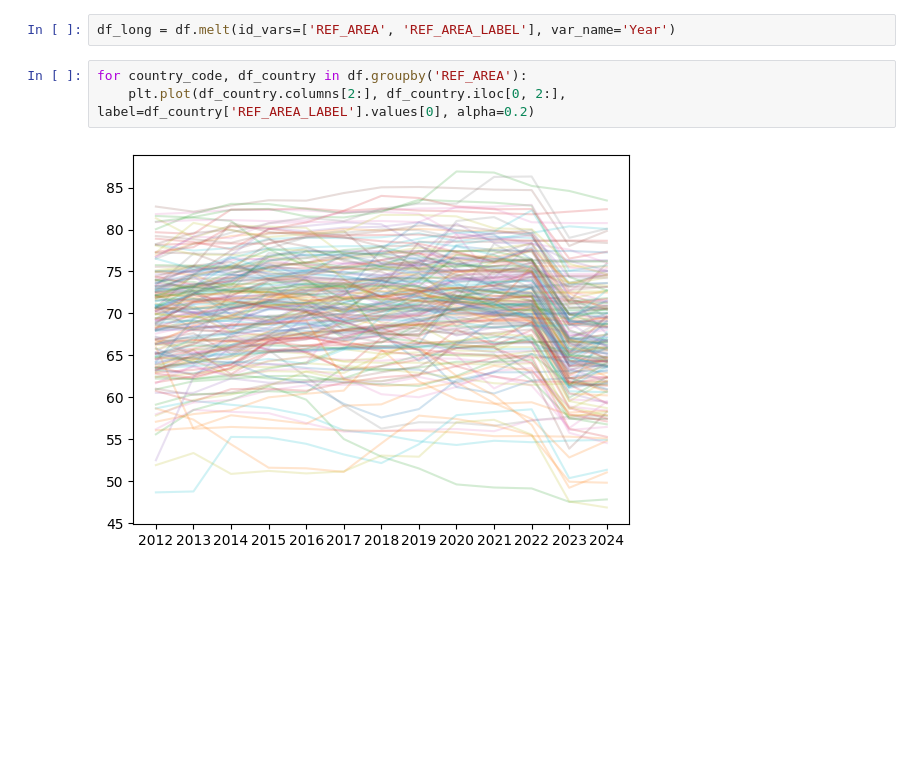
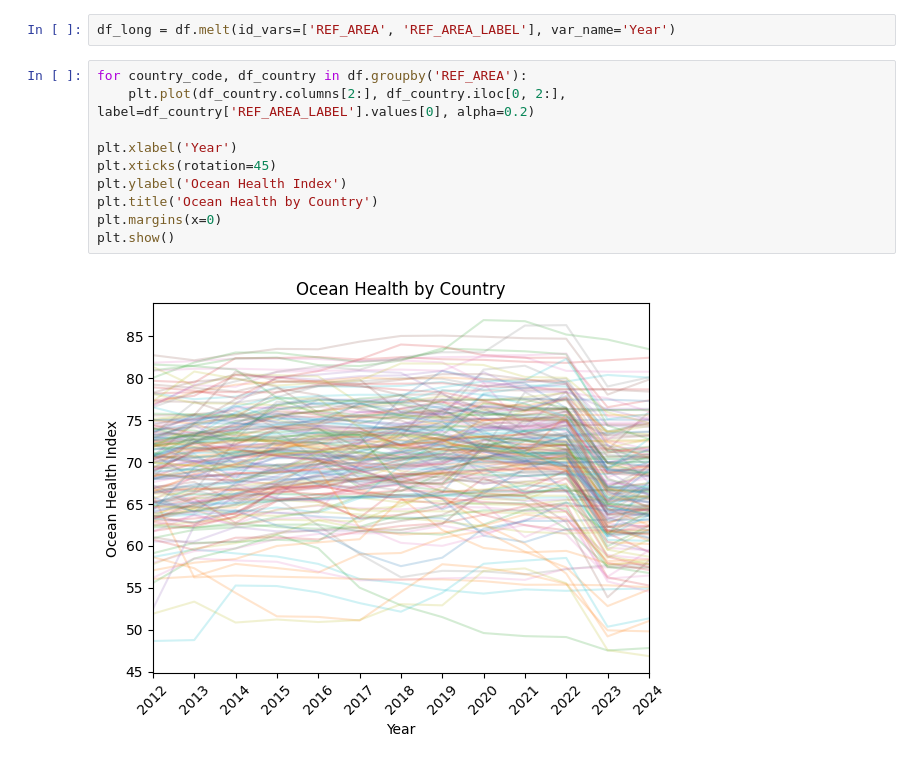
Before and after one commit to MartenThompson/ocean_health, a Jupyter notebook: code/eda.ipynb, the cells around one changed output. Cells and saved outputs as stored; diff of their text form; blank space fills up the shorter version.

```diff
--- a/code/eda.ipynb
+++ b/code/eda.ipynb
@@ -75,5 +62,12 @@ df_long = df.melt(id_vars=['REF_AREA', 'REF_AREA_LABEL'], var_name='Year')
 # %%
 for country_code, df_country in df.groupby('REF_AREA'):
     plt.plot(df_country.columns[2:], df_country.iloc[0, 2:], label=df_country['REF_AREA_LABEL'].values[0], alpha=0.2)
+
+plt.xlabel('Year')
+plt.xticks(rotation=45)
+plt.ylabel('Ocean Health Index')
+plt.title('Ocean Health by Country')
+plt.margins(x=0)
+plt.show()
 # %% [output]
-[figure, old version]
+[figure, new version]
```
Also changed, not shown: parts of 5 cells of this notebook, 1 other file.
